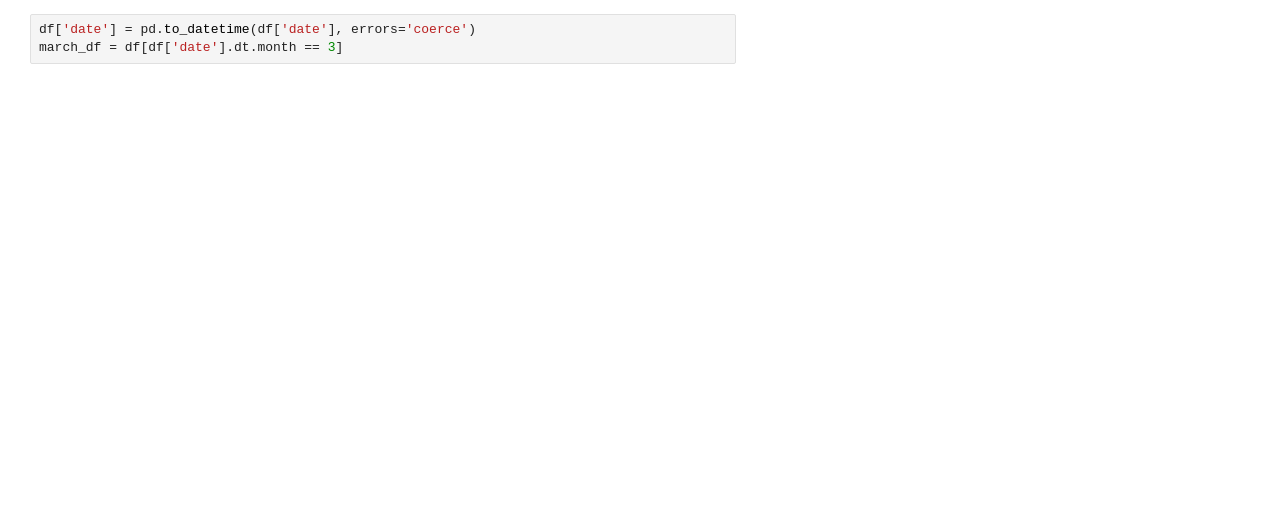
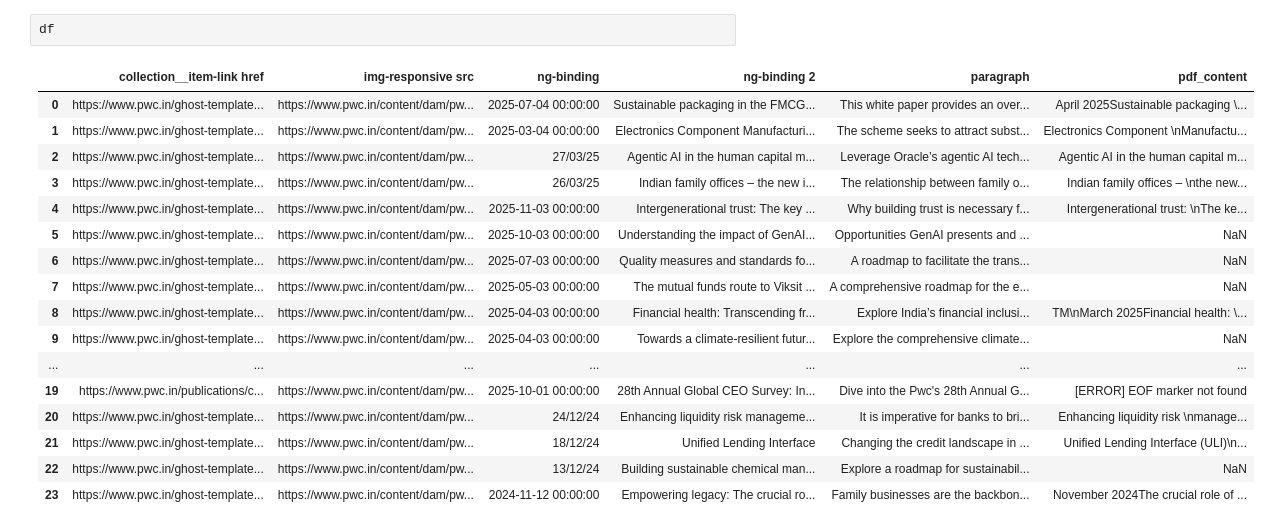
Before and after one commit to vivek-soni-916/KPMG_PwC_Insights, a Jupyter notebook: preprocess.ipynb, the cells around one changed output. Cells and saved outputs as stored; diff of their text form; blank space fills up the shorter version.

```diff
--- a/preprocess.ipynb
+++ b/preprocess.ipynb
@@ -78,3 +69,20 @@ df
-# %%
-df['date'] = pd.to_datetime(df['date'], errors='coerce')
-march_df = df[df['date'].dt.month == 3]
+# %%
+df
+# %% [output]
+|  | collection__item-link href | img-responsive src | ng-binding | ng-binding 2 | paragraph | pdf_content |
+| 0 | https://www.pwc.in/ghost-template... | https://www.pwc.in/content/dam/pw... | 2025-07-04 00:00:00 | Sustainable packaging in the FMCG... | This white paper provides an over... | April 2025Sustainable packaging \... |
+| 1 | https://www.pwc.in/ghost-template... | https://www.pwc.in/content/dam/pw... | 2025-03-04 00:00:00 | Electronics Component Manufacturi... | The scheme seeks to attract subst... | Electronics Component \nManufactu... |
+| 2 | https://www.pwc.in/ghost-template... | https://www.pwc.in/content/dam/pw... | 27/03/25 | Agentic AI in the human capital m... | Leverage Oracle’s agentic AI tech... | Agentic AI in the human capital m... |
+| 3 | https://www.pwc.in/ghost-template... | https://www.pwc.in/content/dam/pw... | 26/03/25 | Indian family offices – the new i... | The relationship between family o... | Indian family offices – \nthe new... |
+| 4 | https://www.pwc.in/ghost-template... | https://www.pwc.in/content/dam/pw... | 2025-11-03 00:00:00 | Intergenerational trust: The key ... | Why building trust is necessary f... | Intergenerational trust: \nThe ke... |
+| 5 | https://www.pwc.in/ghost-template... | https://www.pwc.in/content/dam/pw... | 2025-10-03 00:00:00 | Understanding the impact of GenAI... | Opportunities GenAI presents and ... | NaN |
+| 6 | https://www.pwc.in/ghost-template... | https://www.pwc.in/content/dam/pw... | 2025-07-03 00:00:00 | Quality measures and standards fo... | A roadmap to facilitate the trans... | NaN |
+| 7 | https://www.pwc.in/ghost-template... | https://www.pwc.in/content/dam/pw... | 2025-05-03 00:00:00 | The mutual funds route to Viksit ... | A comprehensive roadmap for the e... | NaN |
+| 8 | https://www.pwc.in/ghost-template... | https://www.pwc.in/content/dam/pw... | 2025-04-03 00:00:00 | Financial health: Transcending fr... | Explore India’s financial inclusi... | TM\nMarch 2025Financial health: \... |
+| 9 | https://www.pwc.in/ghost-template... | https://www.pwc.in/content/dam/pw... | 2025-04-03 00:00:00 | Towards a climate-resilient futur... | Explore the comprehensive climate... | NaN |
+| ... | ... | ... | ... | ... | ... | ... |
+| 19 | https://www.pwc.in/publications/c... | https://www.pwc.in/content/dam/pw... | 2025-10-01 00:00:00 | 28th Annual Global CEO Survey: In... | Dive into the Pwc's 28th Annual G... | [ERROR] EOF marker not found |
+| 20 | https://www.pwc.in/ghost-template... | https://www.pwc.in/content/dam/pw... | 24/12/24 | Enhancing liquidity risk manageme... | It is imperative for banks to bri... | Enhancing liquidity risk \nmanage... |
+| 21 | https://www.pwc.in/ghost-template... | https://www.pwc.in/content/dam/pw... | 18/12/24 | Unified Lending Interface | Changing the credit landscape in ... | Unified Lending Interface (ULI)\n... |
+| 22 | https://www.pwc.in/ghost-template... | https://www.pwc.in/content/dam/pw... | 13/12/24 | Building sustainable chemical man... | Explore a roadmap for sustainabil... | NaN |
+| 23 | https://www.pwc.in/ghost-template... | https://www.pwc.in/content/dam/pw... | 2024-11-12 00:00:00 | Empowering legacy: The crucial ro... | Family businesses are the backbon... | November 2024The crucial role of ... |
```
Also changed, not shown: parts of 59 cells of this notebook, 3 other files.
